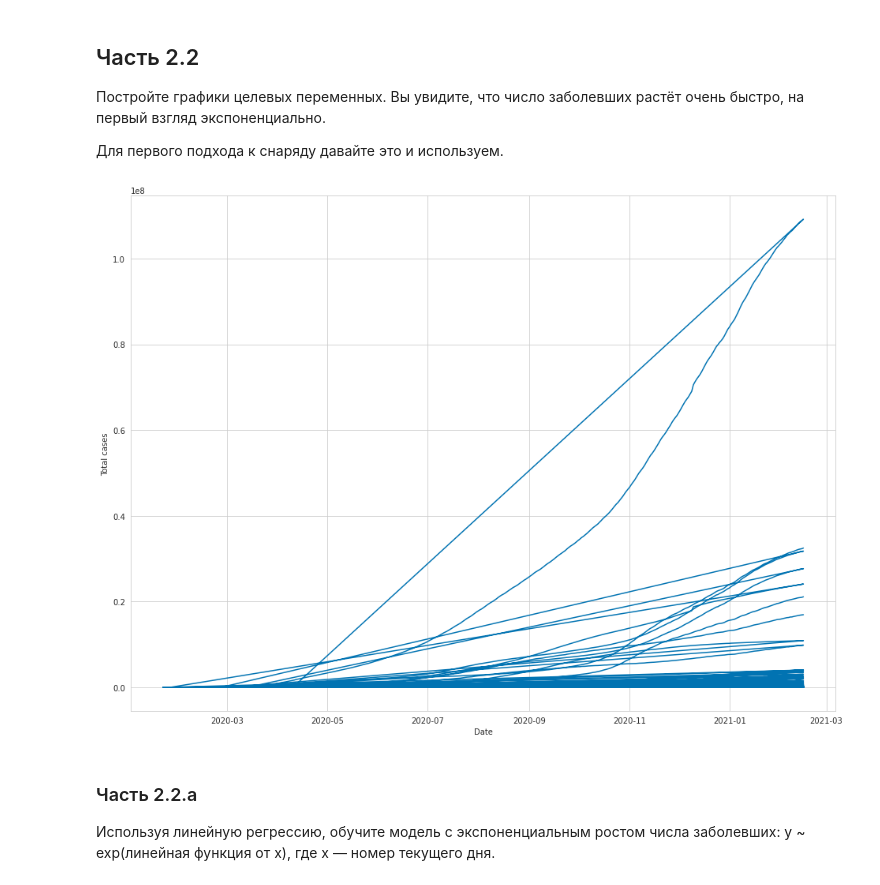
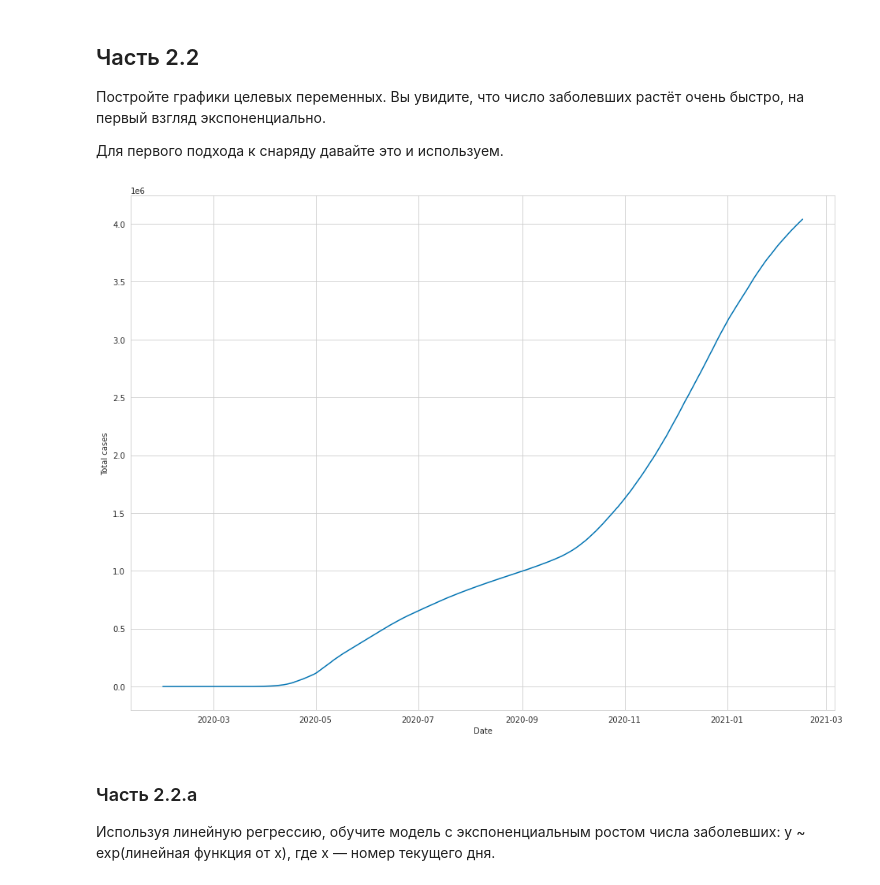
Before and after one commit to IMDxD/made_advance, a Jupyter notebook: home_work1.ipynb, the cells around one changed output. Saved outputs shown, nothing was run; the diff lists cells and outputs as text; code cells hidden in the pictures.

```diff
--- a/home_work1.ipynb
+++ b/home_work1.ipynb
@@ -158,12 +161,12 @@ test_df = russia_df[russia_df["date"] >= START_DATE].iloc[50:].reset_index(drop=
 Для первого подхода к снаряду давайте это и используем.
 # %%
 plt.figure(figsize=(16, 12));
-plt.plot(df["date"], df["y"]);
+plt.plot(russia_df["date"], russia_df["y"]);
 plt.grid(True);
 plt.xlabel("Date");
 plt.ylabel("Total cases");
 # %% [output]
-[figure, old version]
+[figure, new version]
 # %% [markdown]
 ### Часть 2.2.a
 
```
Also changed, not shown: parts of 16 cells of this notebook.
